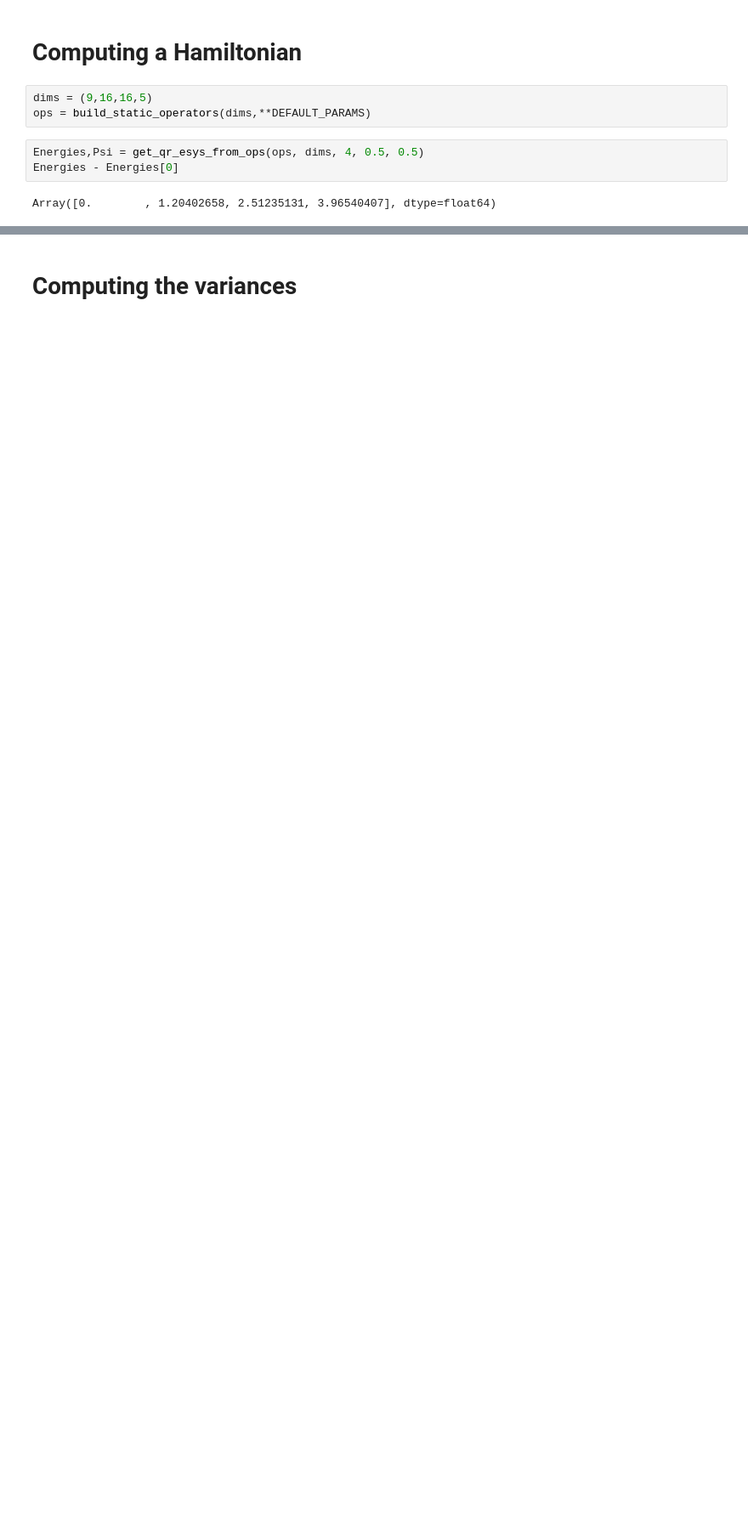
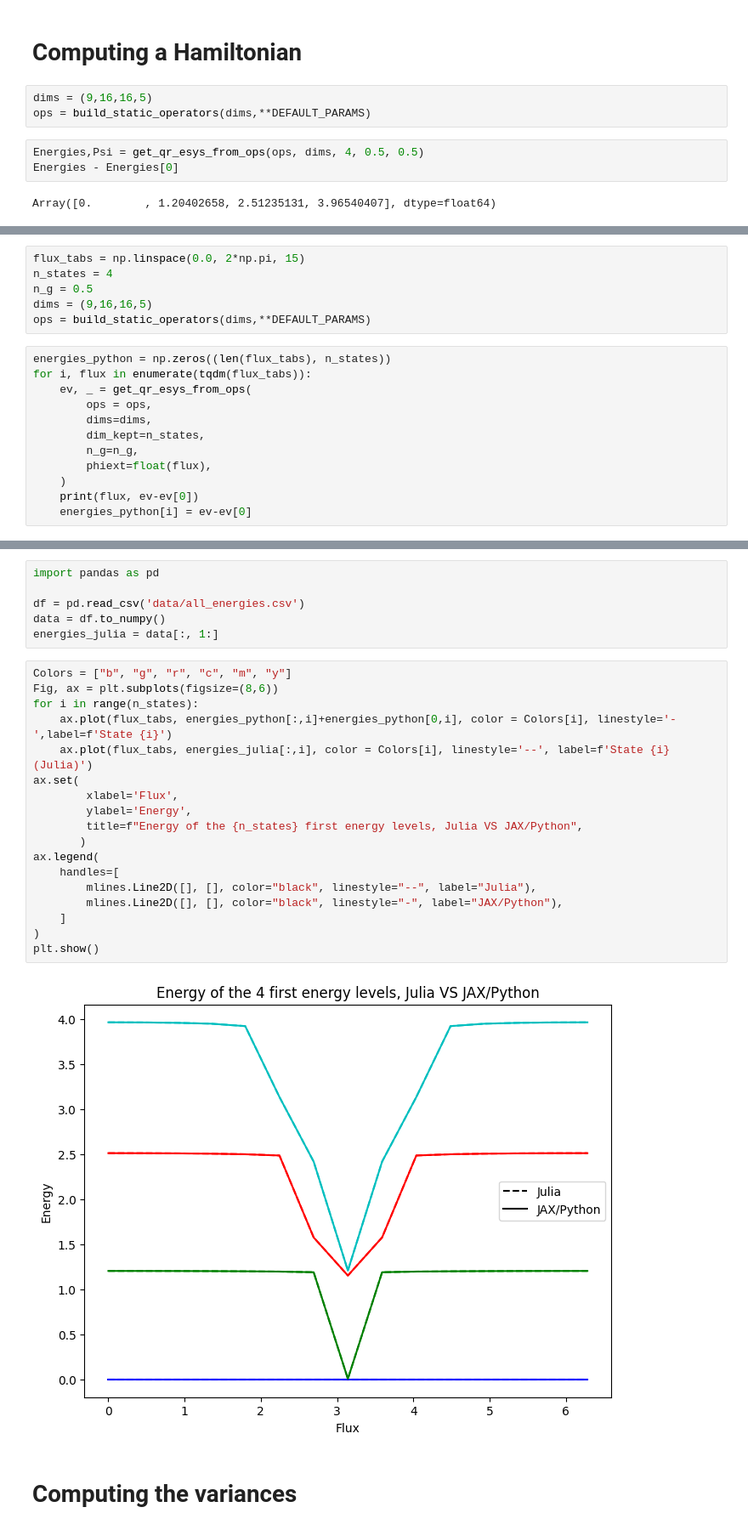
Before and after one commit to GabrielVandersippe/TR-informatique-quantique, a Jupyter notebook: kite/jax_VS_DMRG.ipynb, the cells around one changed output, grey strips where cells are left out. Shown at 85% size. Saved outputs shown, nothing was run; the diff lists cells and outputs as text; blank space fills up the shorter version.

Commit message:
Numerous Plots

```diff
--- a/kite/jax_VS_DMRG.ipynb
+++ b/kite/jax_VS_DMRG.ipynb
@@ -1111,0 +1128,18 @@ Array([0.        , 1.20402658, 2.51235131, 3.96540407], dtype=float64)
+# %%
+flux_tabs = np.linspace(0.0, 2*np.pi, 15)
+n_states = 4
+n_g = 0.5
+dims = (9,16,16,5)
+ops = build_static_operators(dims,**DEFAULT_PARAMS)
+# %%
+energies_python = np.zeros((len(flux_tabs), n_states))
+for i, flux in enumerate(tqdm(flux_tabs)):
+    ev, _ = get_qr_esys_from_ops(
+        ops = ops,
+        dims=dims,
+        dim_kept=n_states,
+        n_g=n_g,
+        phiext=float(flux),
+    )
+    print(flux, ev-ev[0])
+    energies_python[i] = ev-ev[0]
@@ -1112,3 +1162,29 @@ Array([0.        , 1.20402658, 2.51235131, 3.96540407], dtype=float64)
+# %%
+import pandas as pd
+
+df = pd.read_csv('data/all_energies.csv')
+data = df.to_numpy()
+energies_julia = data[:, 1:]
+# %%
+Colors = ["b", "g", "r", "c", "m", "y"]
+Fig, ax = plt.subplots(figsize=(8,6))
+for i in range(n_states):
+    ax.plot(flux_tabs, energies_python[:,i]+energies_python[0,i], color = Colors[i], linestyle='-',label=f'State {i}')
+    ax.plot(flux_tabs, energies_julia[:,i], color = Colors[i], linestyle='--', label=f'State {i} (Julia)')
+ax.set(
+        xlabel='Flux',
+        ylabel='Energy',
+        title=f"Energy of the {n_states} first energy levels, Julia VS JAX/Python",
+       )
+ax.legend(
+    handles=[
+        mlines.Line2D([], [], color="black", linestyle="--", label="Julia"),
+        mlines.Line2D([], [], color="black", linestyle="-", label="JAX/Python"),
+    ]
+)
+plt.show()
+# %% [output]
+[figure, added]
 # %% [markdown]
 # Computing the variances
 # %%
```
Also changed, not shown: parts of 4 cells of this notebook, 17 other files.
